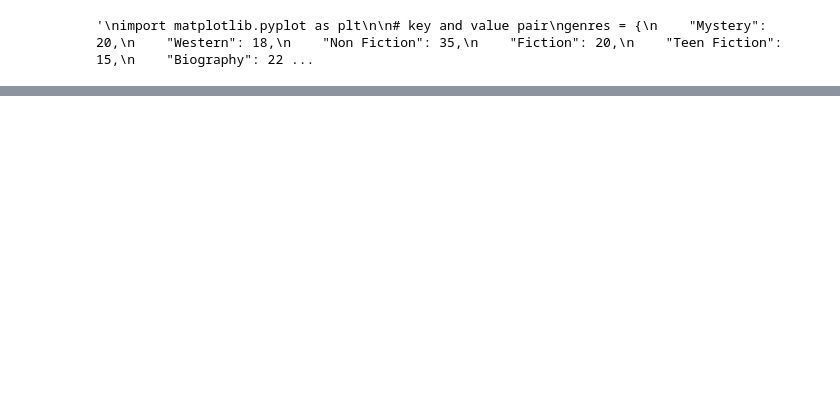
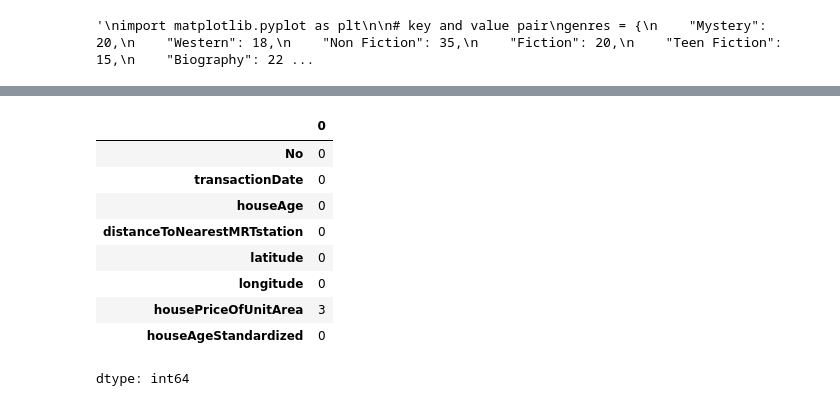
Before and after one commit to osmdwight/Data-Science, a Jupyter notebook: step348.ipynb, the cells around one changed output, grey strips where cells are left out. Saved outputs shown, nothing was run; the diff lists cells and outputs as text; code cells hidden in the pictures; blank space fills up the shorter version.

```diff
--- a/step348.ipynb
+++ b/step348.ipynb
@@ -65,0 +148,15 @@ plt.show()
+# %%
+df=df.drop_duplicates(keep='first') #dropping duplicatted values
+# %%
+df.isna().sum() #checking null values
+# %% [output]
+|  | 0 |
+| No | 0 |
+| transactionDate | 0 |
+| houseAge | 0 |
+| distanceToNearestMRTstation | 0 |
+| latitude | 0 |
+| longitude | 0 |
+| housePriceOfUnitArea | 3 |
+| houseAgeStandardized | 0 |
+dtype: int64
```
Also changed, not shown: parts of 8 cells of this notebook.
